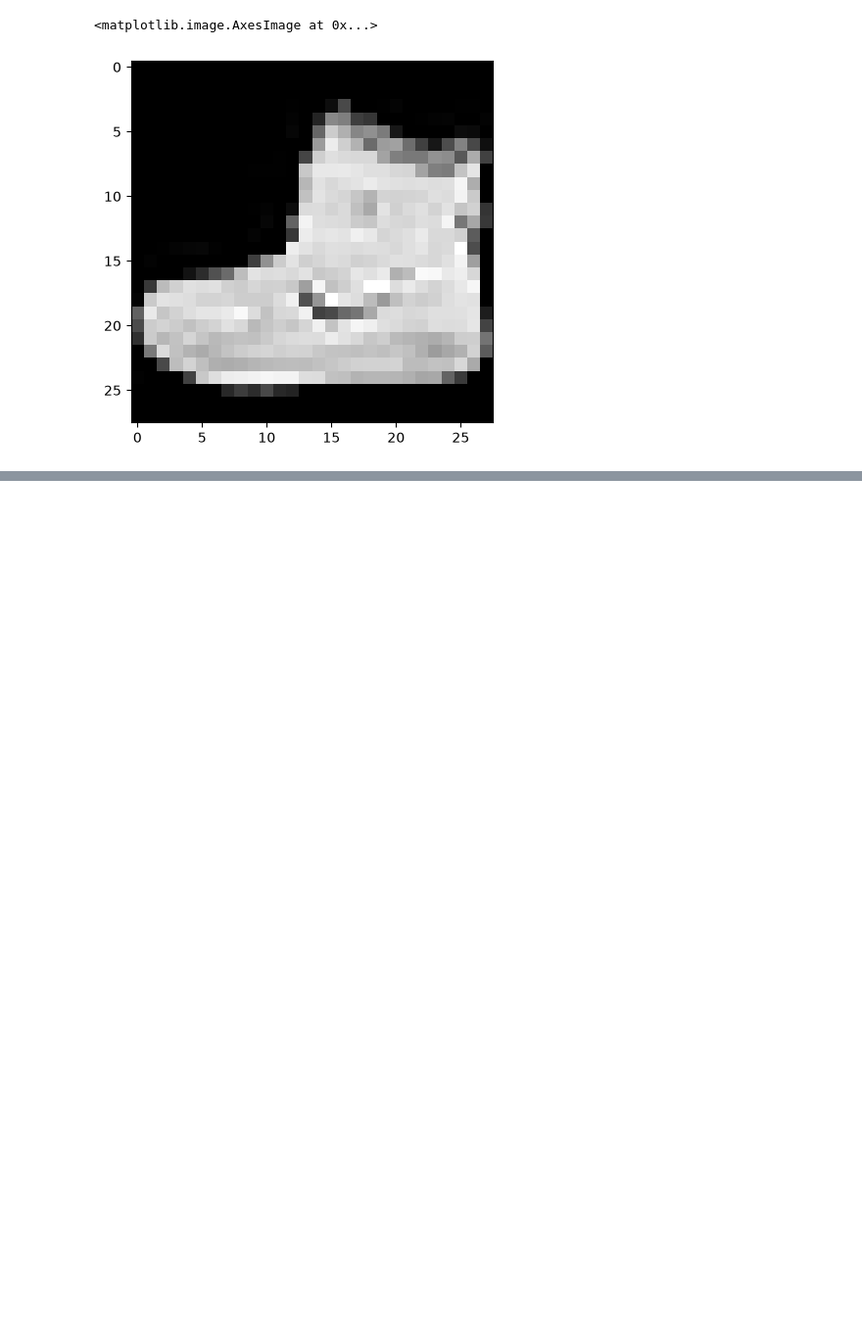
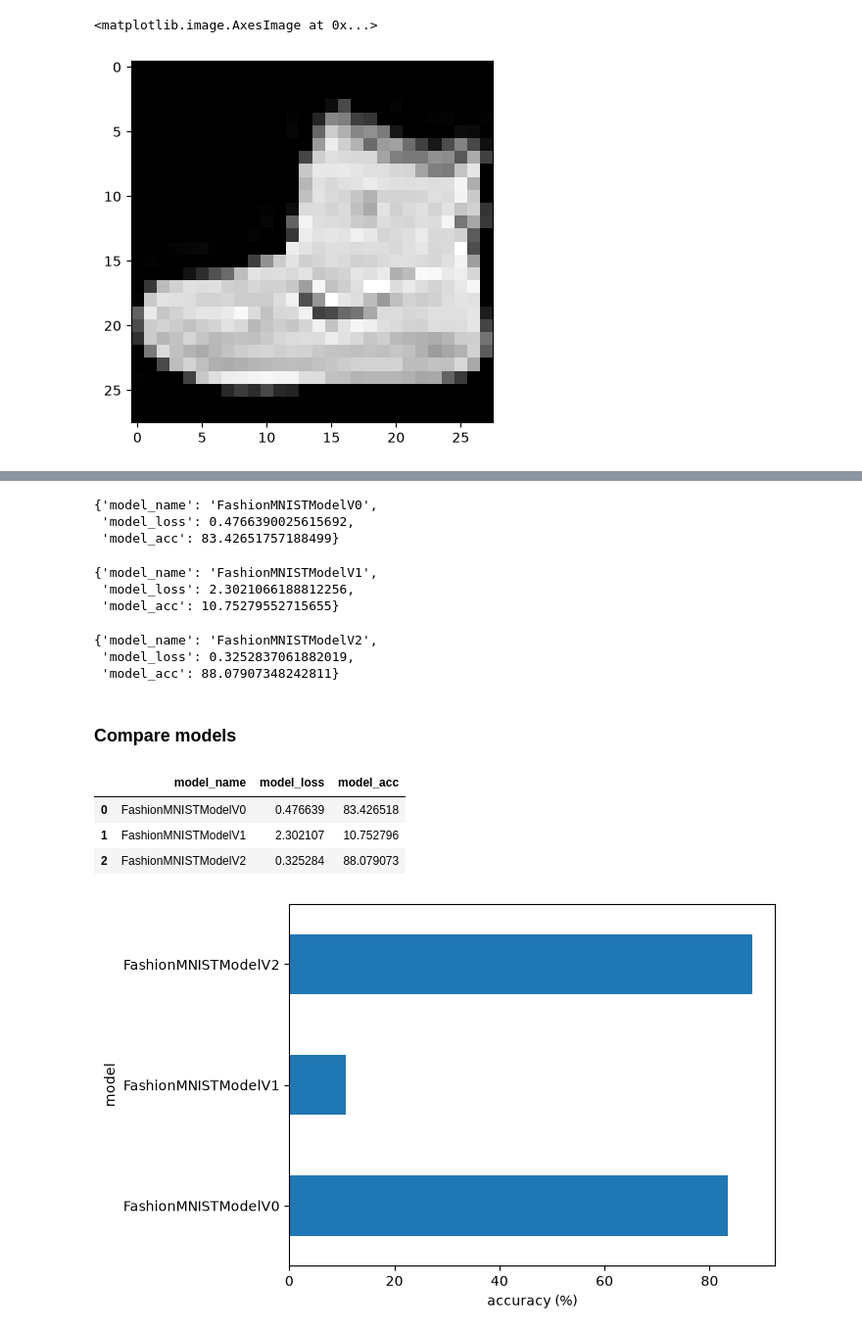
Before and after one commit to LovepreetSinghGhuman/PyTorch_Mastery, a Jupyter notebook: 03_PyTorch_Computer_Vision.ipynb, the cells around one changed output, grey strips where cells are left out. Shown at 98% size. Cells and saved outputs as stored; diff of their text form; code cells hidden in the pictures; blank space fills up the shorter version.

Commit message:
last commit (CNN): Best model made and parameters saved

```diff
--- a/03_PyTorch_Computer_Vision.ipynb
+++ b/03_PyTorch_Computer_Vision.ipynb
@@ -676,0 +882,61 @@ Reference point in the source tutorial video for this section of the notebook.
+# %%
+# Calculate model 0 results on test dataset
+model_0_results = eval_model(model=model_0, data_loader=test_dataloader,
+    loss_fn=loss_fn, accuracy_fn=accuracy_fn
+)
+model_0_results
+# %% [output]
+{'model_name': 'FashionMNISTModelV0',
+ 'model_loss': 0.4766390025615692,
+ 'model_acc': 83.42651757188499}
+# %%
+
+
+torch.manual_seed(42)
+model_1 = FashionMNISTModelV1(input_shape=784, # number of input features
+    hidden_units=10,
+    output_shape=len(train_data.classes) # number of output classes desired
+).to("cpu") # send model to GPU if it's available
+next(model_1.parameters()).device # check model device
+
+model_1_results = eval_model(model=model_1,
+    data_loader=test_dataloader,
+    loss_fn=loss_fn,
+    accuracy_fn=accuracy_fn)
+model_1_results
+# %% [output]
+{'model_name': 'FashionMNISTModelV1',
+ 'model_loss': 2.3021066188812256,
+ 'model_acc': 10.75279552715655}
+# %%
+# Get model_2 results
+model_2_results = eval_model(
+    model=model_2,
+    data_loader=test_dataloader,
+    loss_fn=loss_fn,
+    accuracy_fn=accuracy_fn
+)
+model_2_results
+# %% [output]
+{'model_name': 'FashionMNISTModelV2',
+ 'model_loss': 0.3252837061882019,
+ 'model_acc': 88.07907348242811}
+# %% [markdown]
+### Compare models
+# %%
+
+import pandas as pd
+compare_results = pd.DataFrame([model_0_results, model_1_results, model_2_results])
+compare_results
+# %% [output]
+|  | model_name | model_loss | model_acc |
+| 0 | FashionMNISTModelV0 | 0.476639 | 83.426518 |
+| 1 | FashionMNISTModelV1 | 2.302107 | 10.752796 |
+| 2 | FashionMNISTModelV2 | 0.325284 | 88.079073 |
+# %%
+# Visualize our model results
+compare_results.set_index("model_name")["model_acc"].plot(kind="barh")
+plt.xlabel("accuracy (%)")
+plt.ylabel("model");
+# %% [output]
+[figure, added]
```
Also changed, not shown: parts of 30 cells of this notebook, 1 other file.
